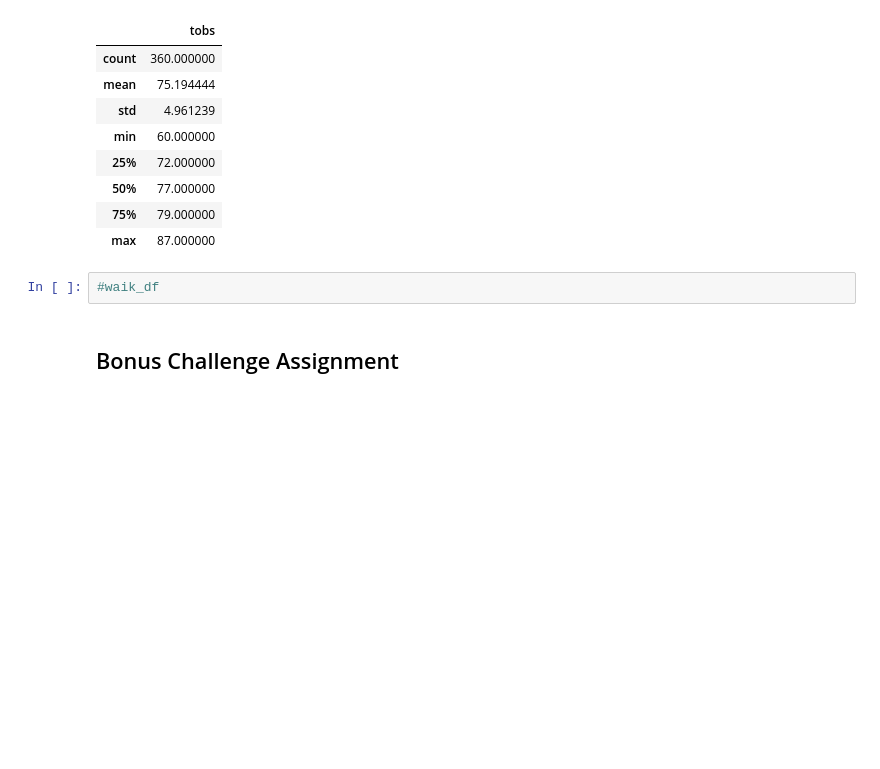
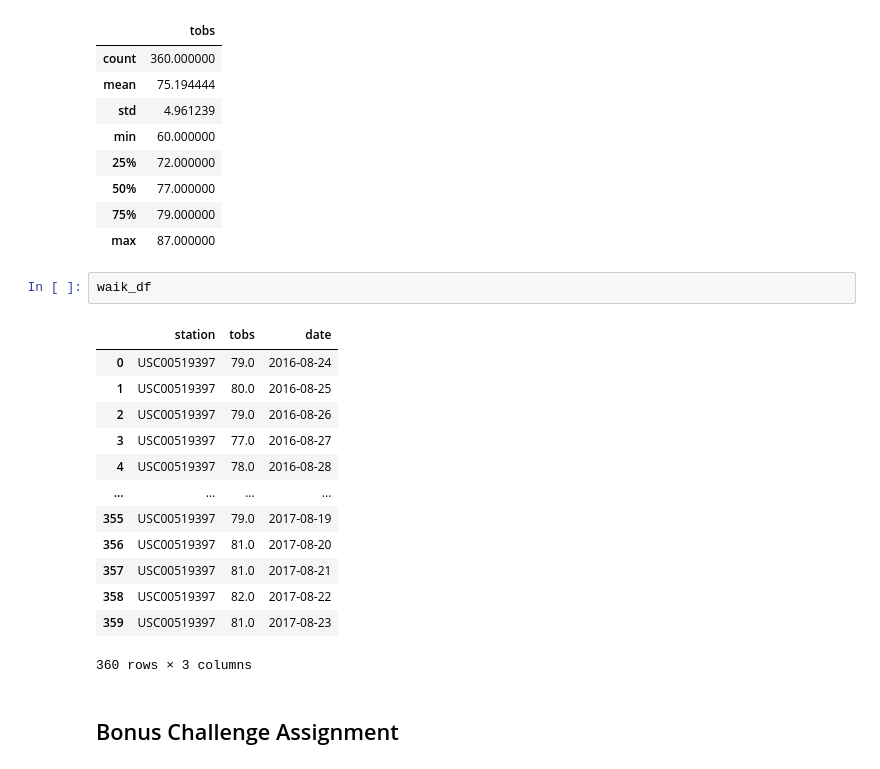
Before and after one commit to PHoogestraat/sqlalchemy-challenge_PH2020, a Jupyter notebook: Climate_1.ipynb, the cells around one changed output. Drawn from its saved outputs; the diff is of its cells as text; blank space fills up the shorter version.

```diff
--- a/Climate_1.ipynb
+++ b/Climate_1.ipynb
@@ -493,8 +524,22 @@ waik_df.describe()
 | 50% | 77.000000 |
 | 75% | 79.000000 |
 | max | 87.000000 |
-# %%
-#waik_df
+# %%
+waik_df
+# %% [output]
+|  | station | tobs | date |
+| 0 | USC00519397 | 79.0 | 2016-08-24 |
+| 1 | USC00519397 | 80.0 | 2016-08-25 |
+| 2 | USC00519397 | 79.0 | 2016-08-26 |
+| 3 | USC00519397 | 77.0 | 2016-08-27 |
+| 4 | USC00519397 | 78.0 | 2016-08-28 |
+| ... | ... | ... | ... |
+| 355 | USC00519397 | 79.0 | 2017-08-19 |
+| 356 | USC00519397 | 81.0 | 2017-08-20 |
+| 357 | USC00519397 | 81.0 | 2017-08-21 |
+| 358 | USC00519397 | 82.0 | 2017-08-22 |
+| 359 | USC00519397 | 81.0 | 2017-08-23 |
+360 rows × 3 columns
 # %% [markdown]
 ## Bonus Challenge Assignment
 # %%
```
Also changed, not shown: parts of 6 cells of this notebook.
